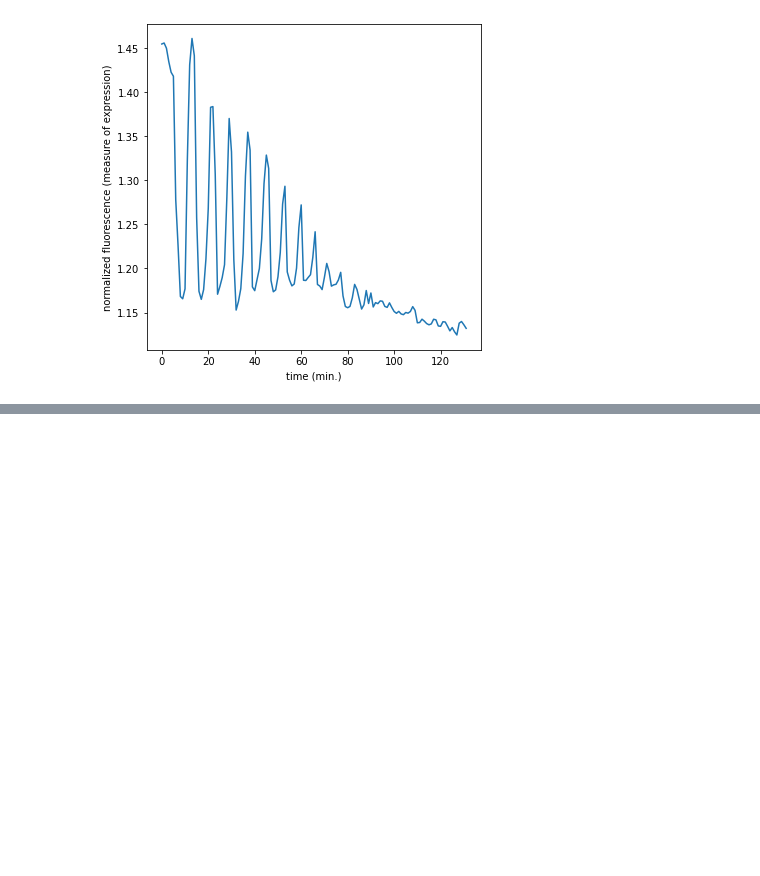
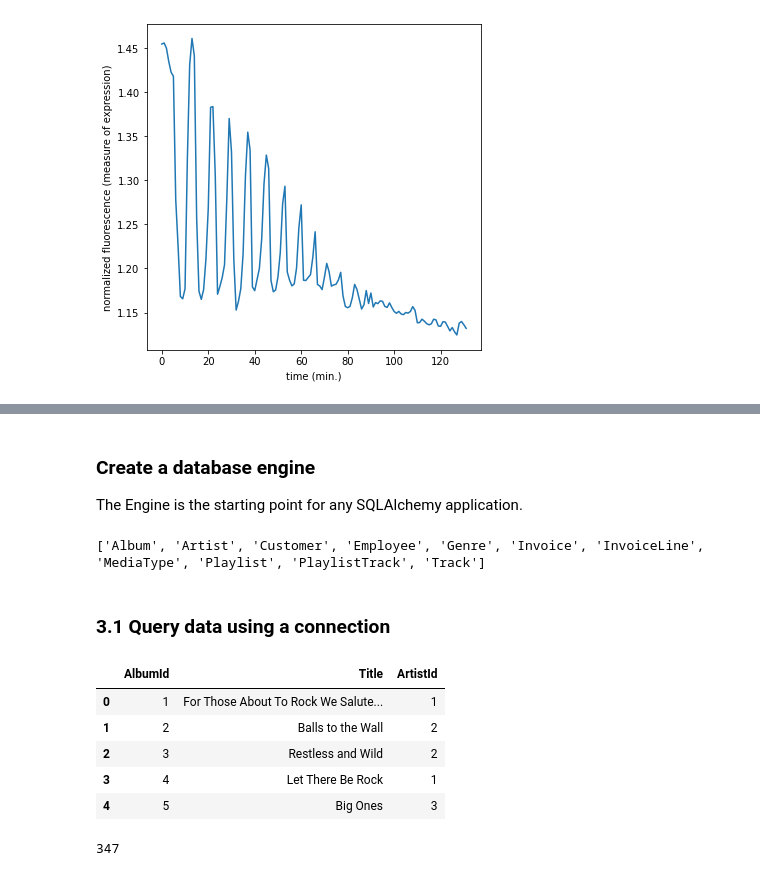
Before and after one commit to vuanhtuan1012/data-scientist-with-python, a Jupyter notebook: 14_Introduction to Importing Data in Python.ipynb, the cells around one changed output, grey strips where cells are left out. Drawn from its saved outputs; the diff is of its cells as text; code cells hidden in the pictures; blank space fills up the shorter version.

Commit message:
relational databases

```diff
--- a/14_Introduction to Importing Data in Python.ipynb
+++ b/14_Introduction to Importing Data in Python.ipynb
@@ -662,0 +672,32 @@ plt.show()
+# %% [markdown]
+### Create a database engine
+
+The Engine is the starting point for any SQLAlchemy application.
+# %%
+db_url = "sqlite:///data/Chinook.sqlite"
+engine = create_engine(db_url)
+# %%
+# get table names
+table_names = engine.table_names()
+print(table_names)
+# %% [output]
+['Album', 'Artist', 'Customer', 'Employee', 'Genre', 'Invoice', 'InvoiceLine', 'MediaType', 'Playlist', 'PlaylistTrack', 'Track']
+# %% [markdown]
+### 3.1 Query data using a connection
+# %%
+query = "SELECT * FROM Album"
+with engine.connect() as conn:
+    rs = conn.execute(query)
+    df = pd.DataFrame(rs.fetchall())
+    df.columns = rs.keys()
+
+display(df.head())
+print(len(df))
+# %% [output]
+|  | AlbumId | Title | ArtistId |
+| 0 | 1 | For Those About To Rock We Salute... | 1 |
+| 1 | 2 | Balls to the Wall | 2 |
+| 2 | 3 | Restless and Wild | 2 |
+| 3 | 4 | Let There Be Rock | 1 |
+| 4 | 5 | Big Ones | 3 |
+347
```
Also changed, not shown: parts of 6 cells of this notebook, 2 other files.
